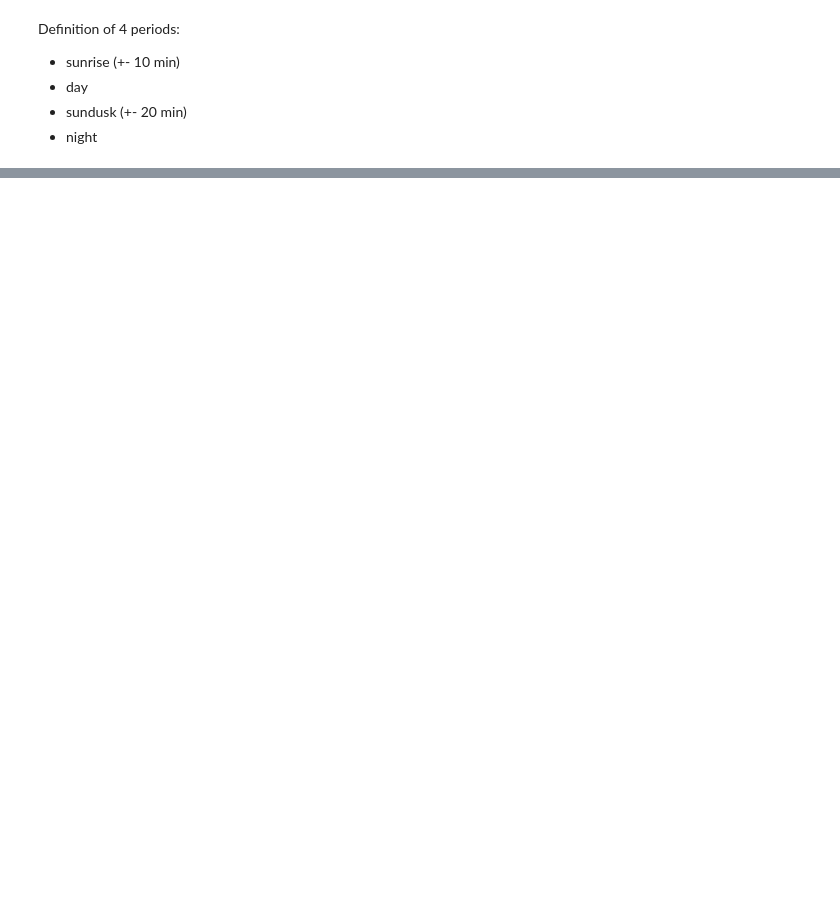
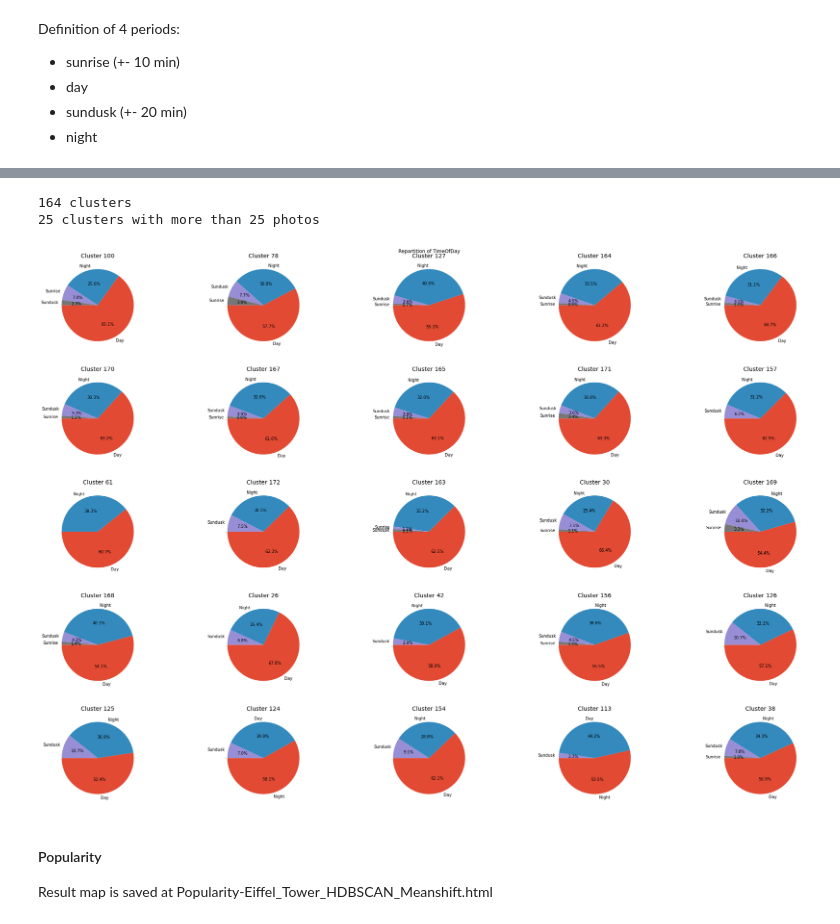
Before and after one commit to flaviendeseure/Clustering-Method-for-Touristic-Photographic-Spots-Recommendation, a Jupyter notebook: code/notebook.ipynb, the cells around one changed output, grey strips where cells are left out. Saved outputs shown, nothing was run; the diff lists cells and outputs as text; code cells hidden in the pictures; blank space fills up the shorter version.

```diff
--- a/code/notebook.ipynb
+++ b/code/notebook.ipynb
@@ -1067,6 +1108,0 @@ get_scores(df, cluster_names, indices, indice_names, indice_strats, indice_strat
-# %%
-df = srm_dict["2Clust_HDBSCAN_score"].new_df
-indices = [WGSS, Ball_hall, Banfeld_Raftery, silhouette_score, davies_bouldin_score, calinski_harabasz_score]
-indice_names = ["WGSS", "Ball Hall", "Banfeld Raftery", "Silhouette", "Davies Bouldin", "Calinski Harabasz"]
-indice_strats = [np.argmax, np.argmax, np.argmin, np.argmax, np.argmin, np.argmax]
-indice_strat_name = ["max", "max", "min", "max", "min", "max"]
@@ -1093,6 +1125,0 @@ coords_mon = srm_dict["2Clust_HDBSCAN_score"].coords_mon
-# %%
-map_names = ["HDBSCAN","HDBSCAN_AGNES","HDBSCAN_Meanshift","HDBSCAN_KMeans","HDBSCAN_GMM","DBSCAN","DBSCAN_AGNES","DBSCAN_Meanshift","DBSCAN_KMeans","DBSCAN_GMM",]
-maps = []
-for df in dfs:
-    for name in cluster_names:
-        maps.append(create_complex_map(df, name, coords_mon))
@@ -1173,10 +1184,0 @@ df_time_sup_25.Clusters_Meanshift.nunique()
-# %%
-fig, axes = plt.subplots(df_time_sup_25.Clusters_Meanshift.nunique(), 1, figsize=(5,4*df_time_sup_25.Clusters_Meanshift.nunique()))
-for i, cluster in enumerate(df_time_sup_25.Clusters_Meanshift.unique()):
-    df = df_time_sup_25[df_time_sup_25.Clusters_Meanshift == cluster]
-    df.TimeOfDay.value_counts(normalize=True).plot.pie(startangle=180, autopct='%1.1f%%', ax = axes[i])
-    axes[i].set_title(f"Cluster {cluster}")
-    axes[i].set_ylabel("")
-fig.suptitle("Repartition of TimeOfDay")
-fig.tight_layout()
-fig.show()
@@ -1228,0 +1185,29 @@ df_panorama = df_panorama[df_panorama.Clusters_Meanshift.isin(pan[:25].index)]
+# %%
+indexes = df_time.Clusters_Meanshift.value_counts()[df_time.Clusters_Meanshift.value_counts()>25].index
+df_time_sup_25 = df_time[df_time.Clusters_Meanshift.isin(indexes)]
+print(f"{df_time.Clusters_Meanshift.nunique()} clusters",
+      f"{df_time_sup_25.Clusters_Meanshift.nunique()} clusters with more than 25 photos", sep="\n")
+# %% [output]
+164 clusters
+25 clusters with more than 25 photos
+# %%
+clusters = df_time_sup_25.Clusters_Meanshift
+div = np.sqrt(clusters.nunique())
+nrows = np.math.floor(div)
+ncols = np.math.ceil(div)
+fig, axes = plt.subplots(nrows, ncols, figsize=(6*ncols,4*nrows))
+
+for r in range(nrows):
+    for c in range(ncols):
+        index = ncols*r + c
+        if index < len(clusters.unique()):
+            cluster = clusters.unique()[index]
+            df = df_time_sup_25[clusters == cluster]
+            df.TimeOfDay.value_counts(normalize=True).plot.pie(startangle=180, autopct='%1.1f%%', ax = axes[r,c])
+            axes[r,c].set_title(f"Cluster {cluster}")
+            axes[r,c].set_ylabel("")
+fig.suptitle("Repartition of TimeOfDay")
+fig.tight_layout(pad=4)
+fig.show()
+# %% [output]
+[figure, added]
@@ -1228,0 +1219,3 @@ df_panorama = df_panorama[df_panorama.Clusters_Meanshift.isin(pan[:25].index)]
+# %% [markdown]
+#### Popularity
+Result map is saved at Popularity-Eiffel_Tower_HDBSCAN_Meanshift.html
```
Also changed, not shown: parts of 145 cells of this notebook, 1 other file.
